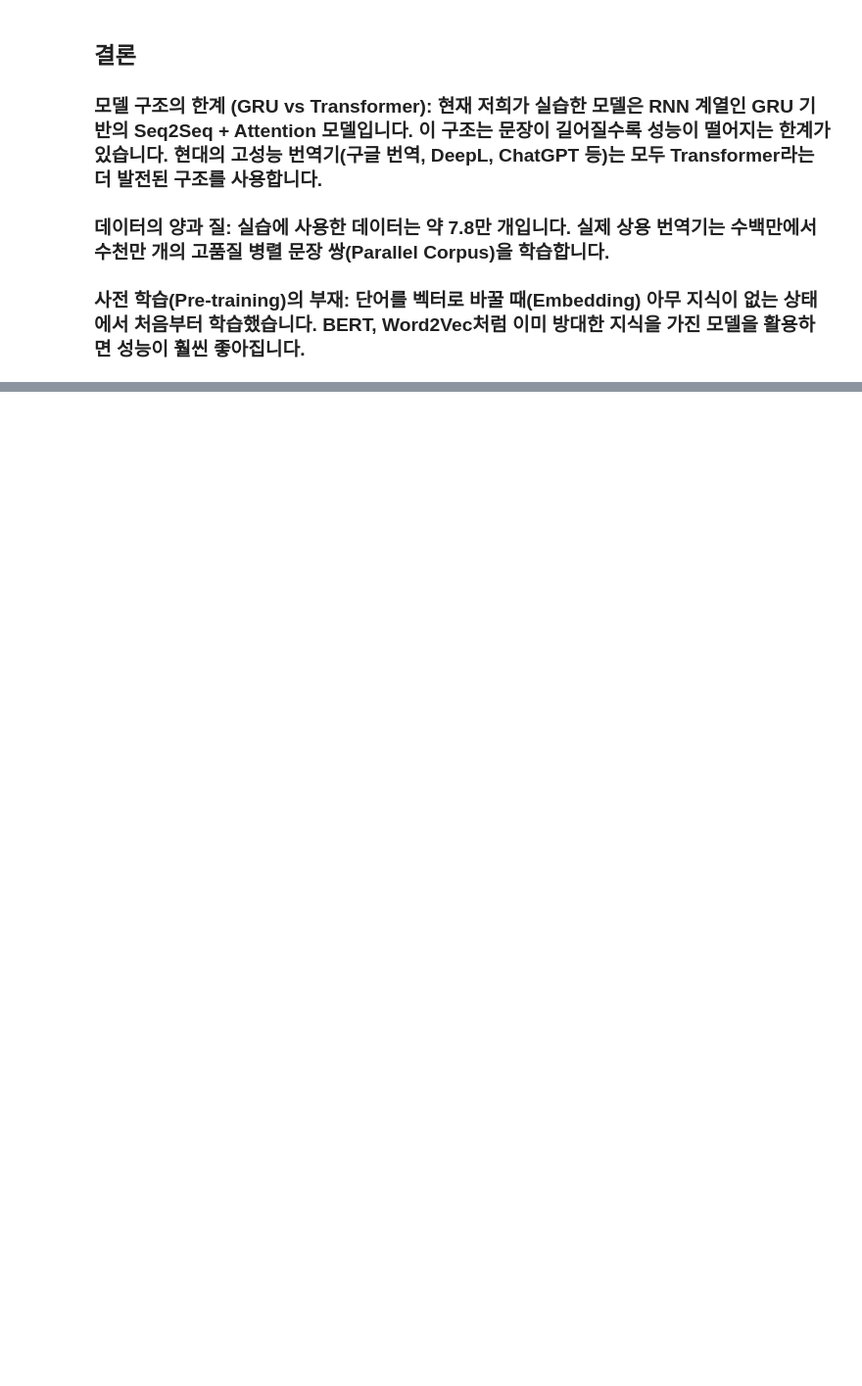
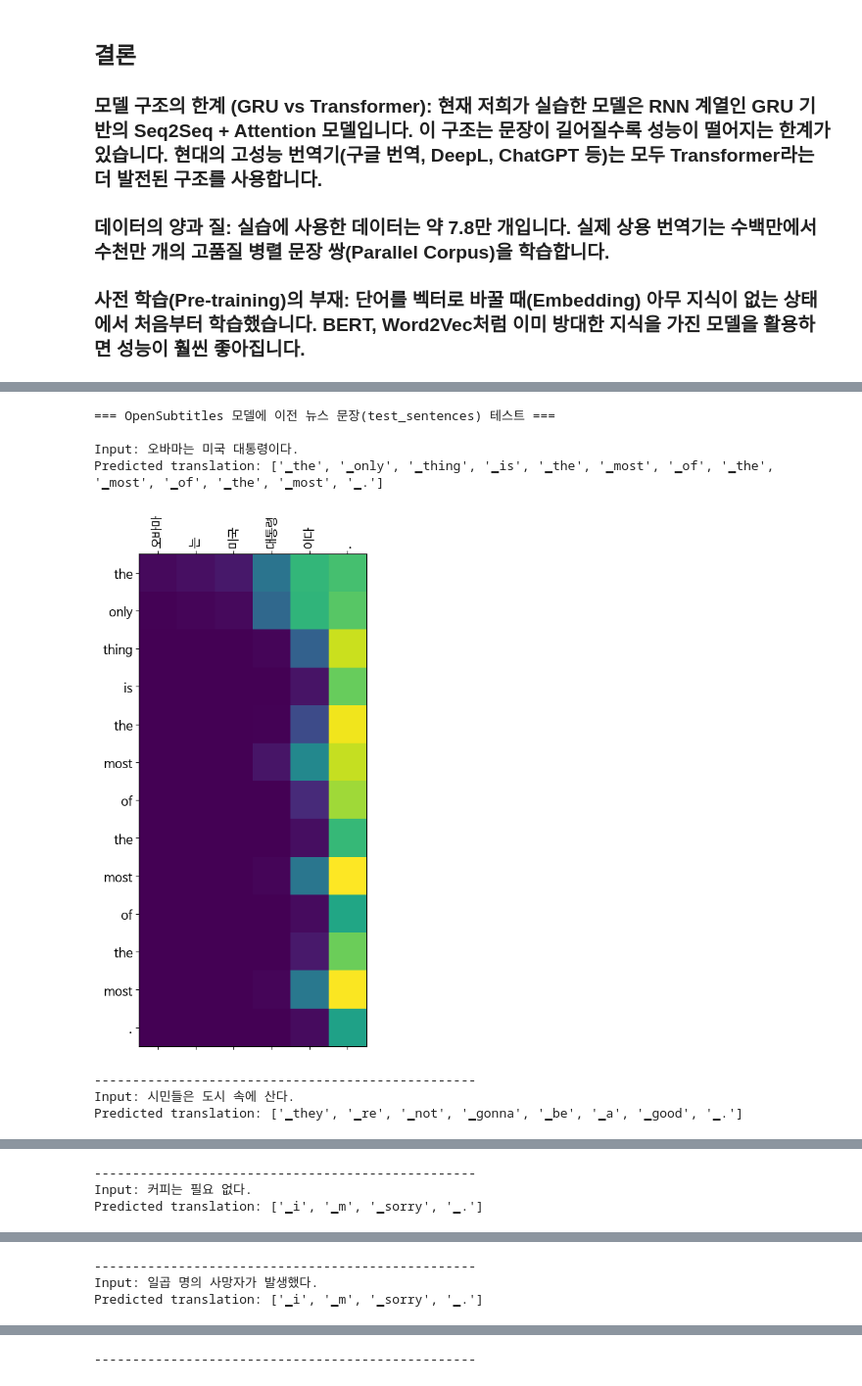
Before and after one commit to todd-jang/AIFFEL_quest_rs, a Jupyter notebook: GoingDeeper/05_Attention/Seq2seq와_Attention[프로젝트]_Seq2seq으로_번역기_만들기.ipynb, the cells around one changed output, grey strips where cells are left out. Shown at 98% size. Drawn from its saved outputs; the diff is of its cells as text; code cells hidden in the pictures; blank space fills up the shorter version.

```diff
--- a/GoingDeeper/05_Attention/Seq2seq와_Attention[프로젝트]_Seq2seq으로_번역기_만들기.ipynb
+++ b/GoingDeeper/05_Attention/Seq2seq와_Attention[프로젝트]_Seq2seq으로_번역기_만들기.ipynb
@@ -2231,0 +2562,15 @@ Predicted translation: ['▁the', '▁death', '▁toll', '▁occurred', '▁.']
+# %%
+print("=== OpenSubtitles 모델에 이전 뉴스 문장(test_sentences) 테스트 ===\n")
+
+for sentence in test_sentences:
+    ko_en_translate(sentence, opus_model, opus_ko_tokenizer, opus_en_tokenizer, max_len=MAX_LEN)
+    print("-" * 50)
+# %% [output]
+=== OpenSubtitles 모델에 이전 뉴스 문장(test_sentences) 테스트 ===
+
+Input: 오바마는 미국 대통령이다.
+Predicted translation: ['▁the', '▁only', '▁thing', '▁is', '▁the', '▁most', '▁of', '▁the', '▁most', '▁of', '▁the', '▁most', '▁.']
+[figure, added]
+--------------------------------------------------
+Input: 시민들은 도시 속에 산다.
+Predicted translation: ['▁they', '▁re', '▁not', '▁gonna', '▁be', '▁a', '▁good', '▁.']
@@ -2231,0 +2578,3 @@ Predicted translation: ['▁the', '▁death', '▁toll', '▁occurred', '▁.']
+--------------------------------------------------
+Input: 커피는 필요 없다.
+Predicted translation: ['▁i', '▁m', '▁sorry', '▁.']
@@ -2231,0 +2582,3 @@ Predicted translation: ['▁the', '▁death', '▁toll', '▁occurred', '▁.']
+--------------------------------------------------
+Input: 일곱 명의 사망자가 발생했다.
+Predicted translation: ['▁i', '▁m', '▁sorry', '▁.']
@@ -2231,0 +2586 @@ Predicted translation: ['▁the', '▁death', '▁toll', '▁occurred', '▁.']
+--------------------------------------------------
```
Also changed, not shown: parts of 18 cells of this notebook.
